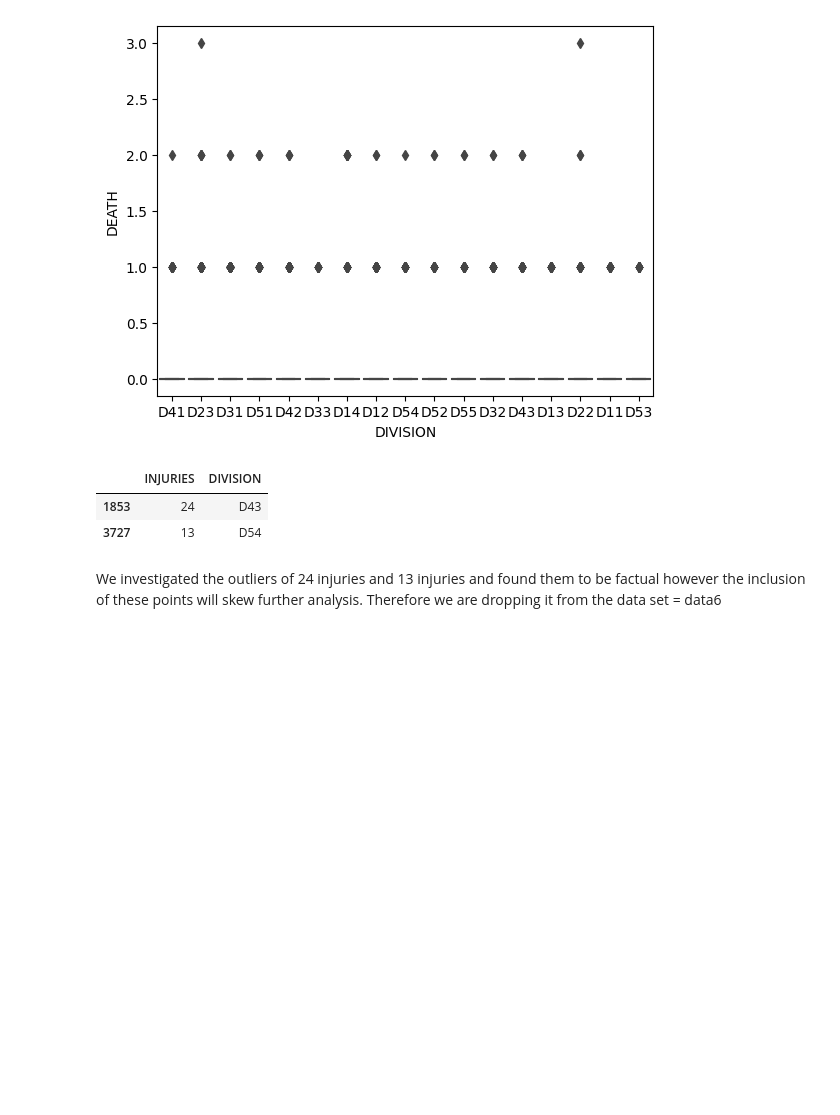
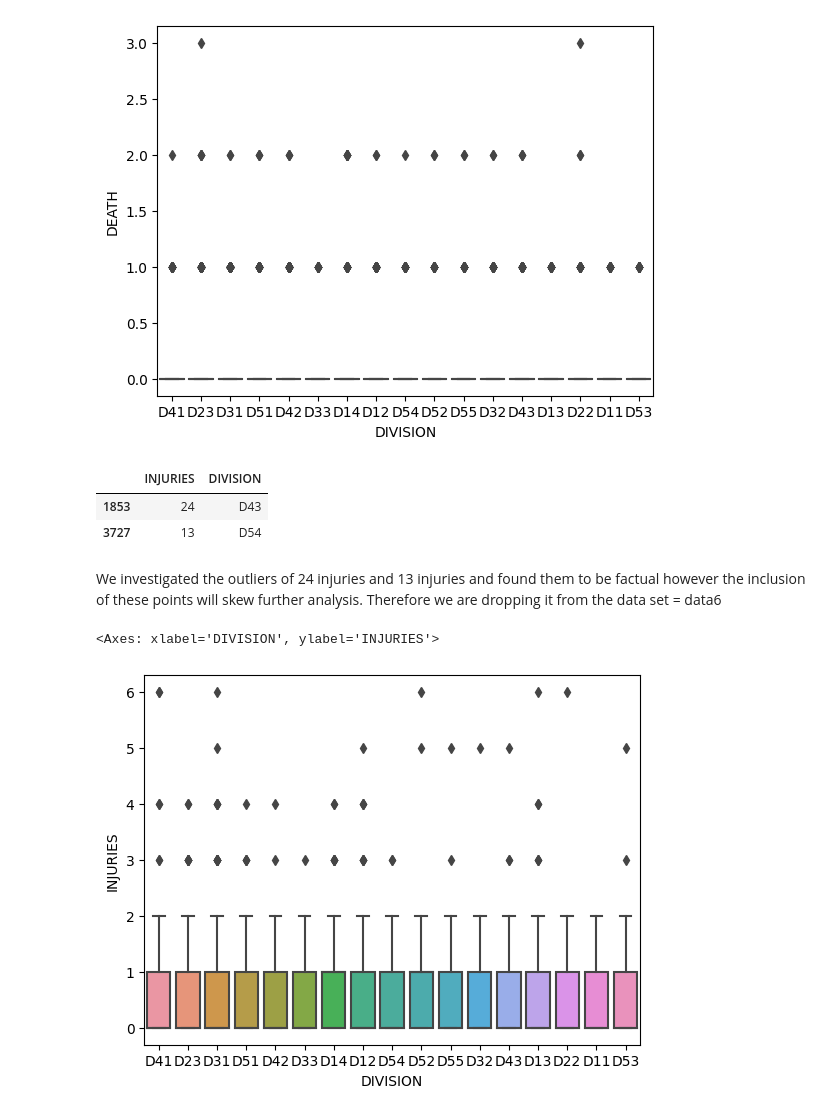
Before and after one commit to Jpeng23/MMAI5100_group6, a Jupyter notebook: project.ipynb, the cells around one changed output. Drawn from its saved outputs; the diff is of its cells as text; code cells hidden in the pictures; blank space fills up the shorter version.

```diff
--- a/project.ipynb
+++ b/project.ipynb
@@ -281,3 +281,10 @@ data6[data6["INJURIES"]>10]
 # %% [markdown]
 We investigated the outliers of 24 injuries and 13 injuries and found them to be factual however the inclusion of these points will skew further analysis.
 Therefore we are dropping it from the data set = data6
+# %%
+data7 = data5.drop([1853,3727])
+# %%
+sns.boxplot(x="DIVISION",y="INJURIES",data=data7)
+# %% [output]
+<Axes: xlabel='DIVISION', ylabel='INJURIES'>
+[figure, added]
```
Also changed, not shown: parts of 1 cell of this notebook.
